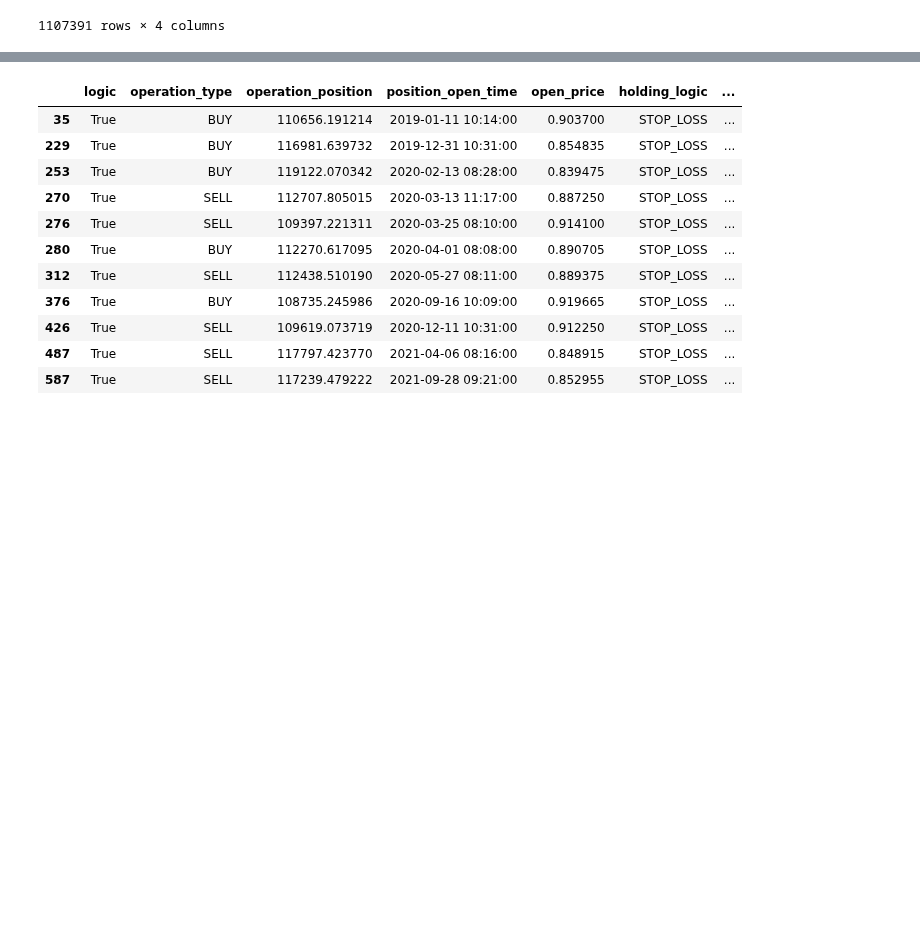
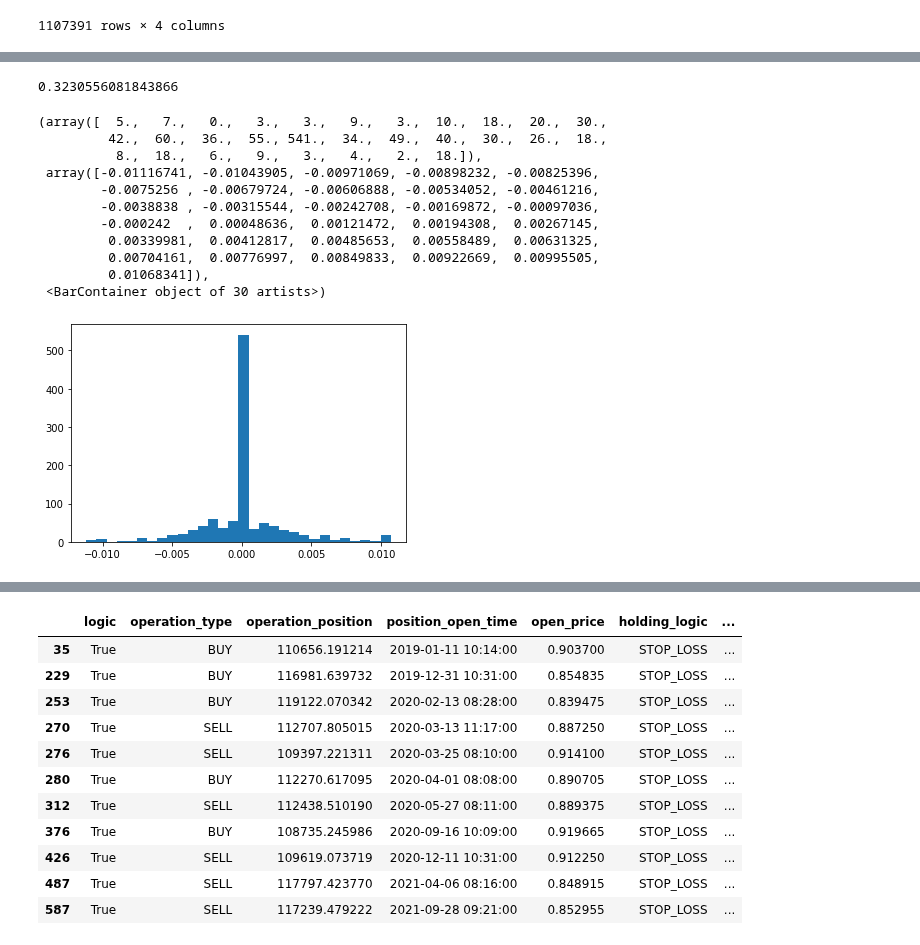
Before and after one commit to Molozey/algo-andrii, a Jupyter notebook: Andrii/Dir_25_12/FXBackTesting.ipynb, the cells around one changed output, grey strips where cells are left out. Drawn from its saved outputs; the diff is of its cells as text; code cells hidden in the pictures; blank space fills up the shorter version.

```diff
--- a/Andrii/Dir_25_12/FXBackTesting.ipynb
+++ b/Andrii/Dir_25_12/FXBackTesting.ipynb
@@ -268,0 +372,23 @@ df
+# %%
+FREE_RATE = 0.05/252
+start_result = df
+trade_days = list(df.position_close_time.dt.date.values)
+#operation_returns = list(df.operation_money_return / PositionMoney)
+trade_days = trade_days
+if len(trade_days) > 2:
+    MONEY_DF = pd.DataFrame(columns=['date', 'money_change'])
+    for e, _ in enumerate(pd.date_range(min(trade_days), max(trade_days))):
+        if _.date() in trade_days:
+            money_change = np.nan
+            found_string = start_result.iloc[trade_days.index(_)]
+            if found_string.operation_type == 'BUY':
+                money_change = (found_string.position_close_price/found_string.open_price) - 1 - FREE_RATE
+
+            if found_string.operation_type == 'SELL':
+                money_change = (found_string.open_price / found_string.position_close_price) - 1 - FREE_RATE
+            money_change = found_string.operation_money_return / PositionMoney
+            MONEY_DF = MONEY_DF.append([{'date': _.date(), 'money_change': money_change}])
+        if _.date() not in trade_days:
+            MONEY_DF = MONEY_DF.append([{'date': _.date(), 'money_change': 0}])
+
+print(MONEY_DF.reset_index(drop=True))
@@ -268,0 +410,19 @@ df
+# %%
+print(np.sqrt(255) * MONEY_DF.money_change.mean() / MONEY_DF.money_change.std())
+# %% [output]
+0.3230556081843866
+# %%
+plt.hist(MONEY_DF.money_change, bins=30)
+# %% [output]
+(array([  5.,   7.,   0.,   3.,   3.,   9.,   3.,  10.,  18.,  20.,  30.,
+         42.,  60.,  36.,  55., 541.,  34.,  49.,  40.,  30.,  26.,  18.,
+          8.,  18.,   6.,   9.,   3.,   4.,   2.,  18.]),
+ array([-0.01116741, -0.01043905, -0.00971069, -0.00898232, -0.00825396,
+        -0.0075256 , -0.00679724, -0.00606888, -0.00534052, -0.00461216,
+        -0.0038838 , -0.00315544, -0.00242708, -0.00169872, -0.00097036,
+        -0.000242  ,  0.00048636,  0.00121472,  0.00194308,  0.00267145,
+         0.00339981,  0.00412817,  0.00485653,  0.00558489,  0.00631325,
+         0.00704161,  0.00776997,  0.00849833,  0.00922669,  0.00995505,
+         0.01068341]),
+ <BarContainer object of 30 artists>)
+[figure, added]
```
Also changed, not shown: parts of 8 cells of this notebook, 1 other file.
